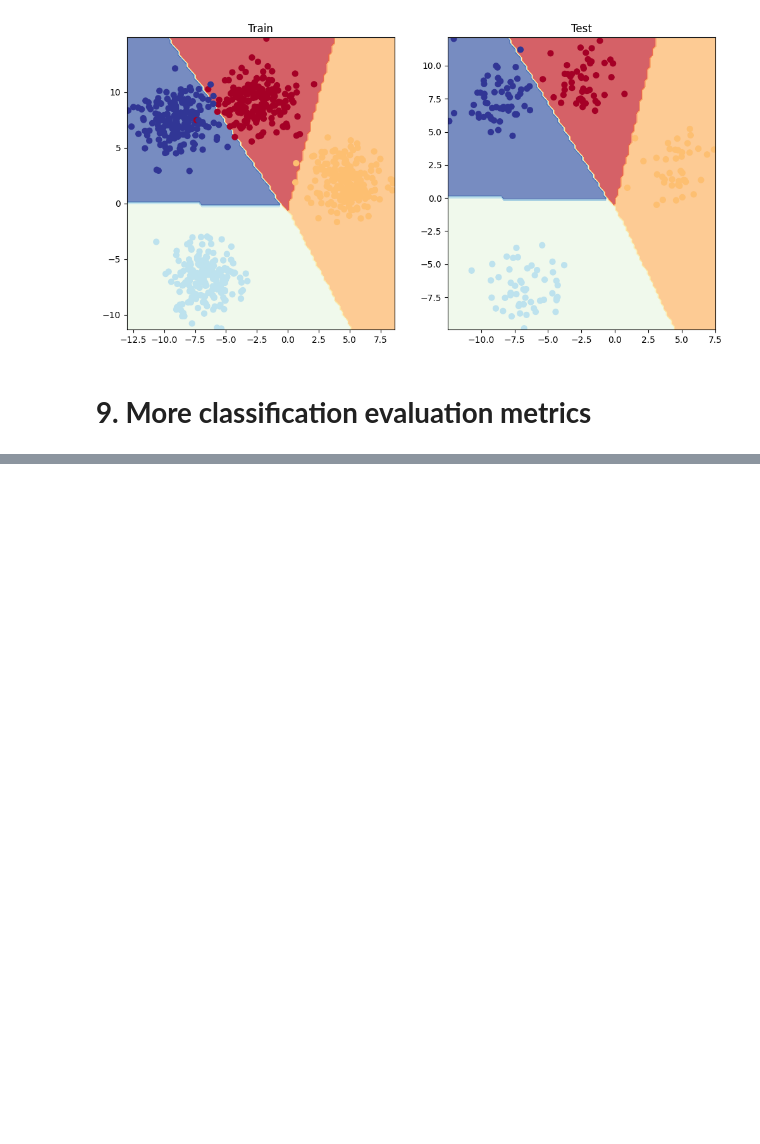
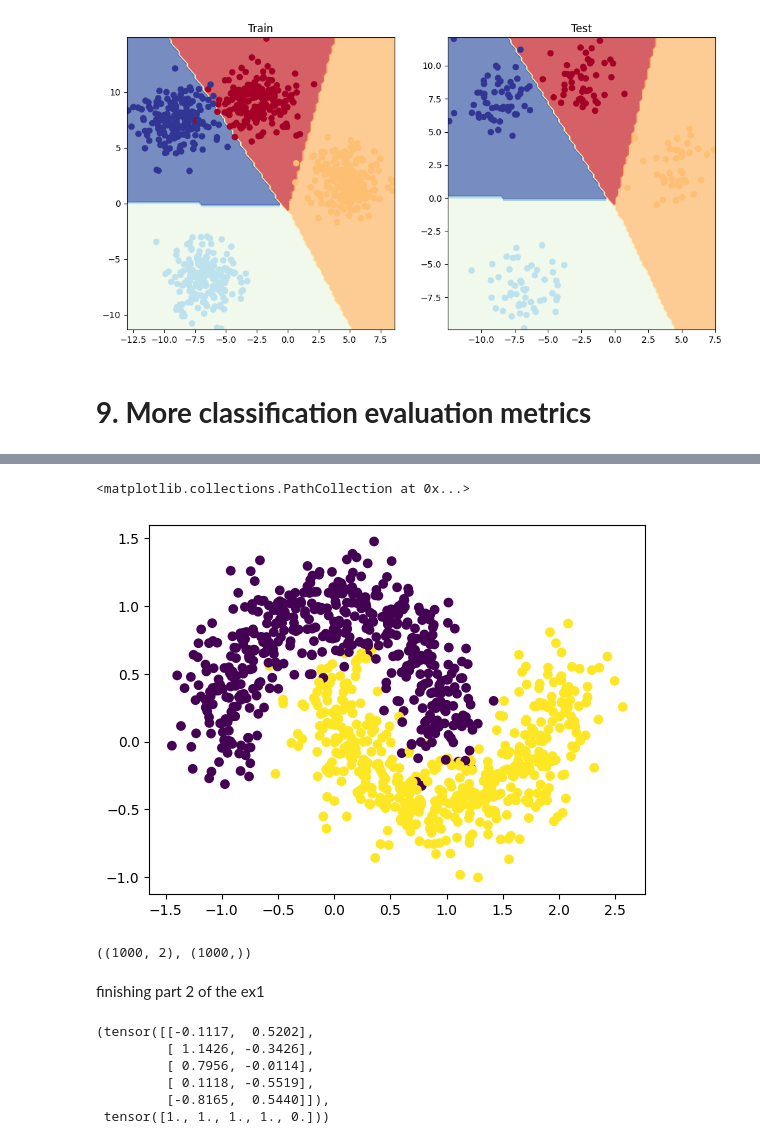
Before and after one commit to tanvircr7/meh, a Jupyter notebook: 02_CODE_pytorch_dbourke.ipynb, the cells around one changed output, grey strips where cells are left out. Saved outputs shown, nothing was run; the diff lists cells and outputs as text; code cells hidden in the pictures; blank space fills up the shorter version.

```diff
--- a/02_CODE_pytorch_dbourke.ipynb
+++ b/02_CODE_pytorch_dbourke.ipynb
@@ -1030,0 +1083,9 @@ plot_decision_boundary(model_4, X_blob_test, y_blob_test)
+# %%
+USTATE = 42
+# %%
+from sklearn.datasets import make_moons
+
+n_samples = 1000
+
+X, Y = make_moons(n_samples, noise=0.2, random_state = USTATE)
+X[:5], Y[:5]
@@ -1030,0 +1120,24 @@ plot_decision_boundary(model_4, X_blob_test, y_blob_test)
+# %%
+import matplotlib.pyplot as plt
+plt.scatter(x= X[:, 0], y=X[:, 1], c=Y)
+# %% [output]
+<matplotlib.collections.PathCollection at 0x...>
+[figure, added]
+# %%
+X.shape, Y.shape
+# %% [output]
+((1000, 2), (1000,))
+# %% [markdown]
+finishing part 2 of the ex1
+# %%
+import torch
+X = torch.from_numpy(X).type(torch.float)
+Y = torch.from_numpy(Y).type(torch.float)
+X[:5],Y[:5]
+# %% [output]
+(tensor([[-0.1117,  0.5202],
+         [ 1.1426, -0.3426],
+         [ 0.7956, -0.0114],
+         [ 0.1118, -0.5519],
+         [-0.8165,  0.5440]]),
+ tensor([1., 1., 1., 1., 0.]))
```
Also changed, not shown: parts of 15 cells of this notebook.
